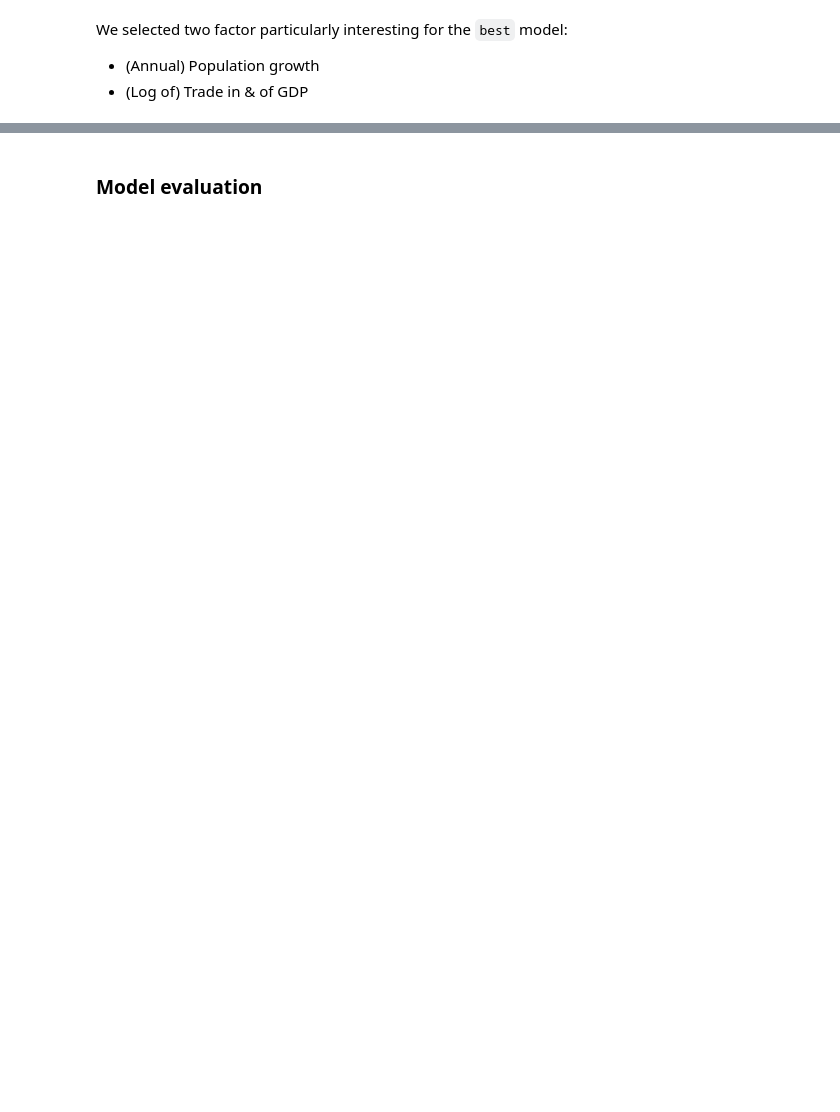
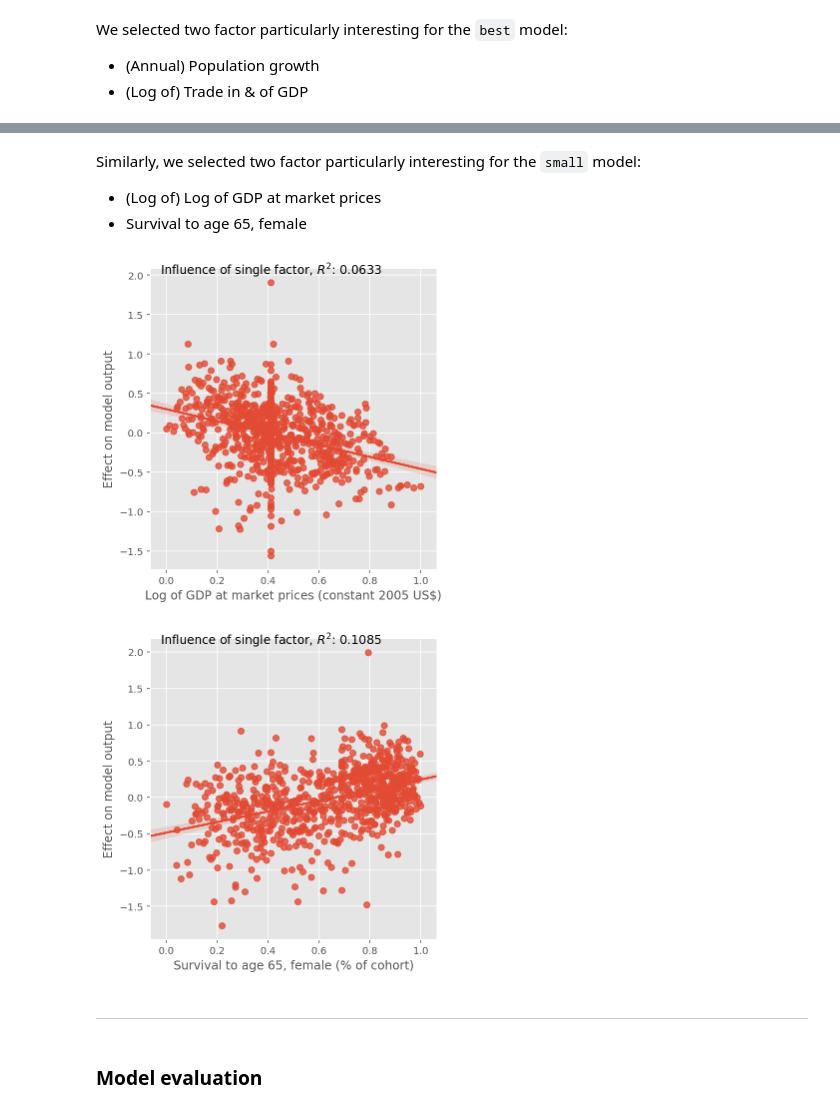
Before and after one commit to luciofaso/migration_analysis, a Jupyter notebook: EmigrationModel.ipynb, the cells around one changed output, grey strips where cells are left out. Cells and saved outputs as stored; diff of their text form; code cells hidden in the pictures; blank space fills up the shorter version.

```diff
--- a/EmigrationModel.ipynb
+++ b/EmigrationModel.ipynb
@@ -219,3 +199,15 @@ small_lasso.score(X_test_scaled, y_test)
+# %% [markdown]
+Similarly, we selected two factor particularly interesting for the ``small`` model:
+* (Log of) Log of GDP at market prices
+* Survival to age 65, female
+# %%
+single_factor_plot('Log of GDP at market prices (constant 2005 US$)',small_lasso)
+single_factor_plot('Survival to age 65, female (% of cohort)',small_lasso)
+# %% [output]
+[figure, added]
+[figure, added]
+# %% [markdown]
+----
 # %% [markdown]
 ### Model evaluation
 # %%
```
Also changed, not shown: parts of 51 cells of this notebook.
